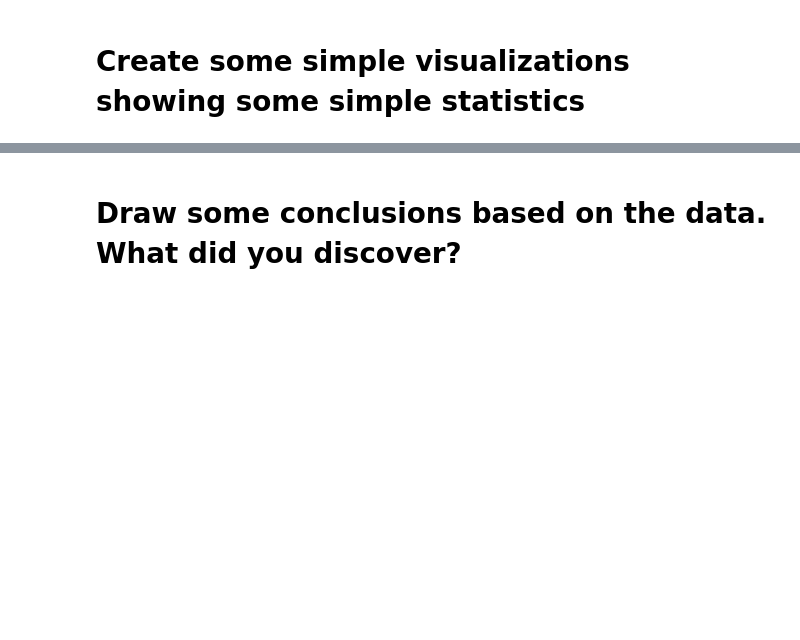
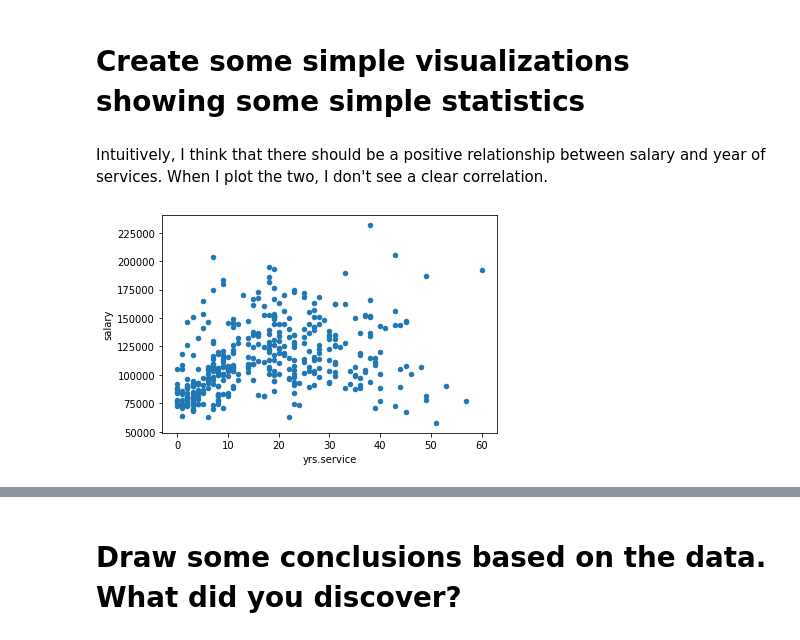
Before and after one commit to XiaonaZhou/data_analytics_2, a Jupyter notebook: Python/Unit3_Python_Advanced_Pandas_DataWrangling_Assignment.ipynb, the cells around one changed output, grey strips where cells are left out. Cells and saved outputs as stored; diff of their text form; code cells hidden in the pictures; blank space fills up the shorter version.

```diff
--- a/Python/Unit3_Python_Advanced_Pandas_DataWrangling_Assignment.ipynb
+++ b/Python/Unit3_Python_Advanced_Pandas_DataWrangling_Assignment.ipynb
@@ -87,2 +164,10 @@ Your Findings here...
 # %% [markdown]
 # Create some simple visualizations showing some simple statistics
+# %% [markdown]
+Intuitively, I think that there should be a positive relationship between salary and year of services. When I plot the two, I don't see a clear correlation.
+# %%
+df.plot(kind = 'scatter', x = 'yrs.service', y = 'salary')
+
+plt.show()
+# %% [output]
+[figure, added]
```
Also changed, not shown: parts of 31 cells of this notebook.
